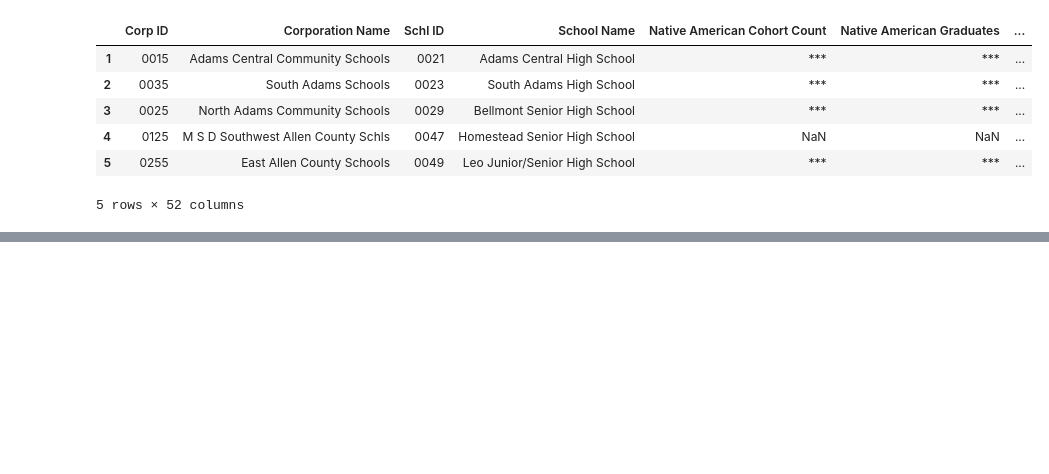
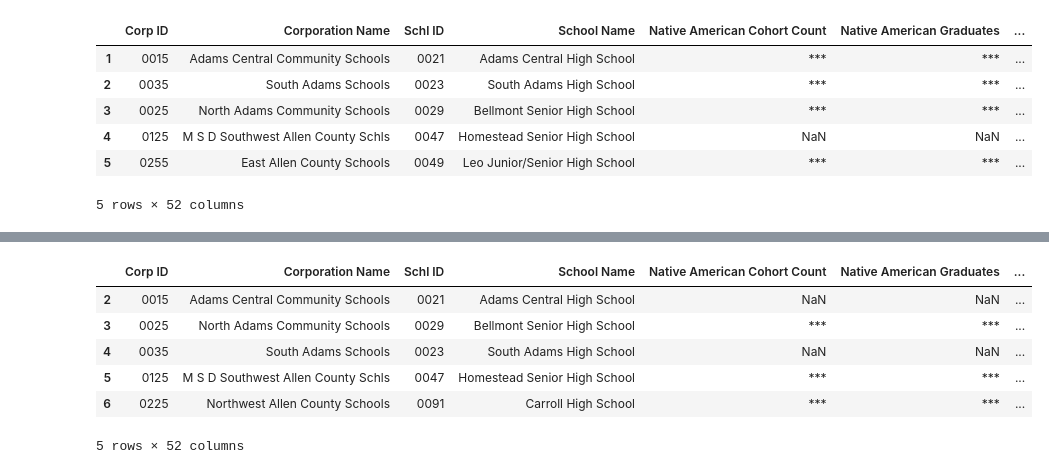
Before and after one commit to averydan/teamEducation, a Jupyter notebook: Demo_by_School.ipynb, the cells around one changed output, grey strips where cells are left out. Saved outputs shown, nothing was run; the diff lists cells and outputs as text; code cells hidden in the pictures; blank space fills up the shorter version.

```diff
--- a/Demo_by_School.ipynb
+++ b/Demo_by_School.ipynb
@@ -7,4 +7,9 @@ This study digs into the graduation rates in Indiana high schools by separating
 import pandas as pd
 # %%
 # Save file path to Excel files (only looking at school demographics to begin)
-path_demo_school = ('Resources/demographics_public_schools.csv')
+school_demo2015 = pd.read_csv('Resources/School_Demographics2015.csv')
+school_demo2016 = pd.read_csv('Resources/School_Demographics2016.csv')
+school_demo2017 = pd.read_csv('Resources/School_Demographics2017.csv')
+school_demo2018 = pd.read_csv('Resources/School_Demographics2018.csv')
+school_demo2019 = pd.read_csv('Resources/School_Demographics2019.csv')
+#school_demo2018.head()
@@ -142,0 +342,11 @@ clean_demo_df.head()
+# %%
+clean_demo2018 = renamed2018.drop([0,1])
+clean_demo2018.head()
+# %% [output]
+|  | Corp ID | Corporation Name | Schl ID | School Name | Native American Cohort Count | Native American Graduates | ... |
+| 2 | 0015 | Adams Central Community Schools | 0021 | Adams Central High School | NaN | NaN | ... |
+| 3 | 0025 | North Adams Community Schools | 0029 | Bellmont Senior High School | *** | *** | ... |
+| 4 | 0035 | South Adams Schools | 0023 | South Adams High School | NaN | NaN | ... |
+| 5 | 0125 | M S D Southwest Allen County Schls | 0047 | Homestead Senior High School | *** | *** | ... |
+| 6 | 0225 | Northwest Allen County Schools | 0091 | Carroll High School | *** | *** | ... |
+5 rows × 52 columns
```
Also changed, not shown: parts of 22 cells of this notebook, 16 other files.
